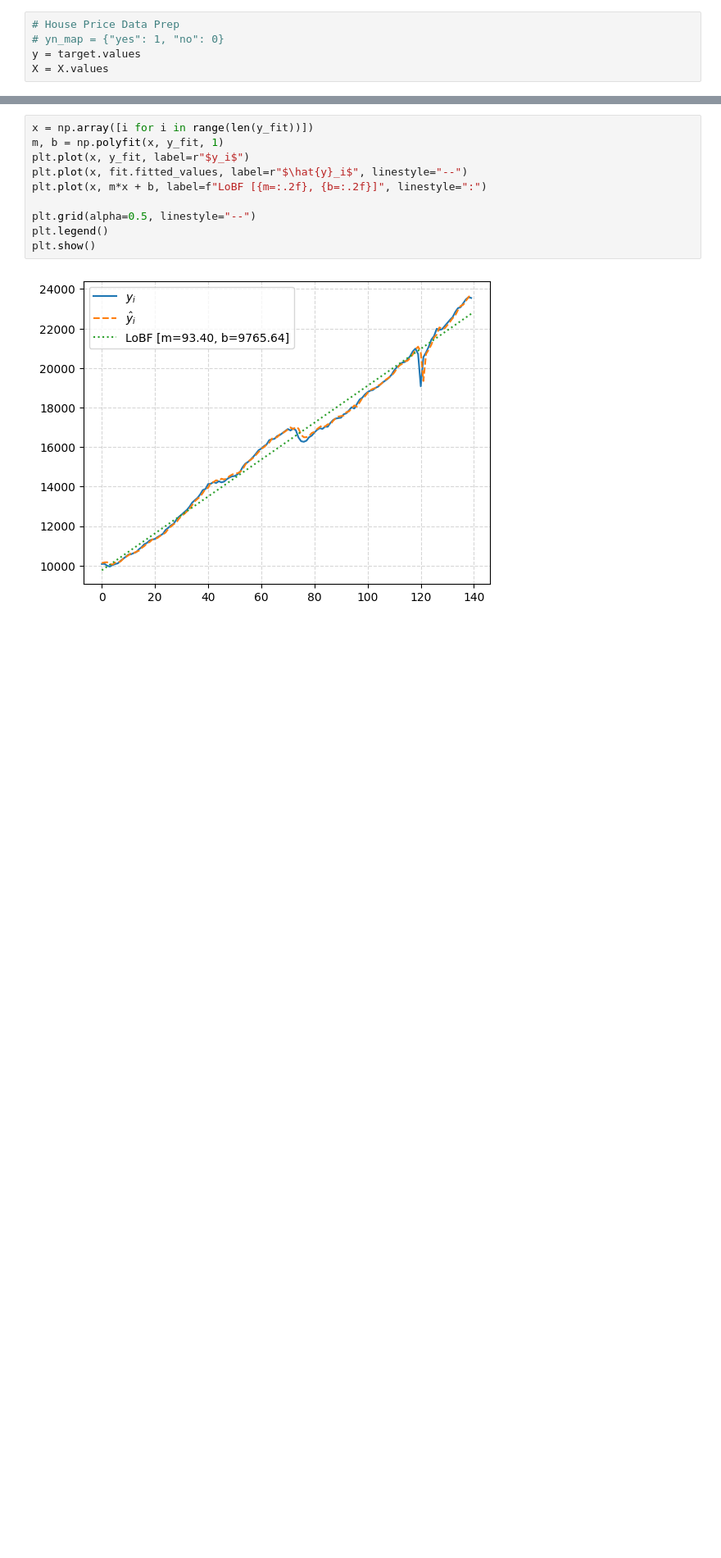
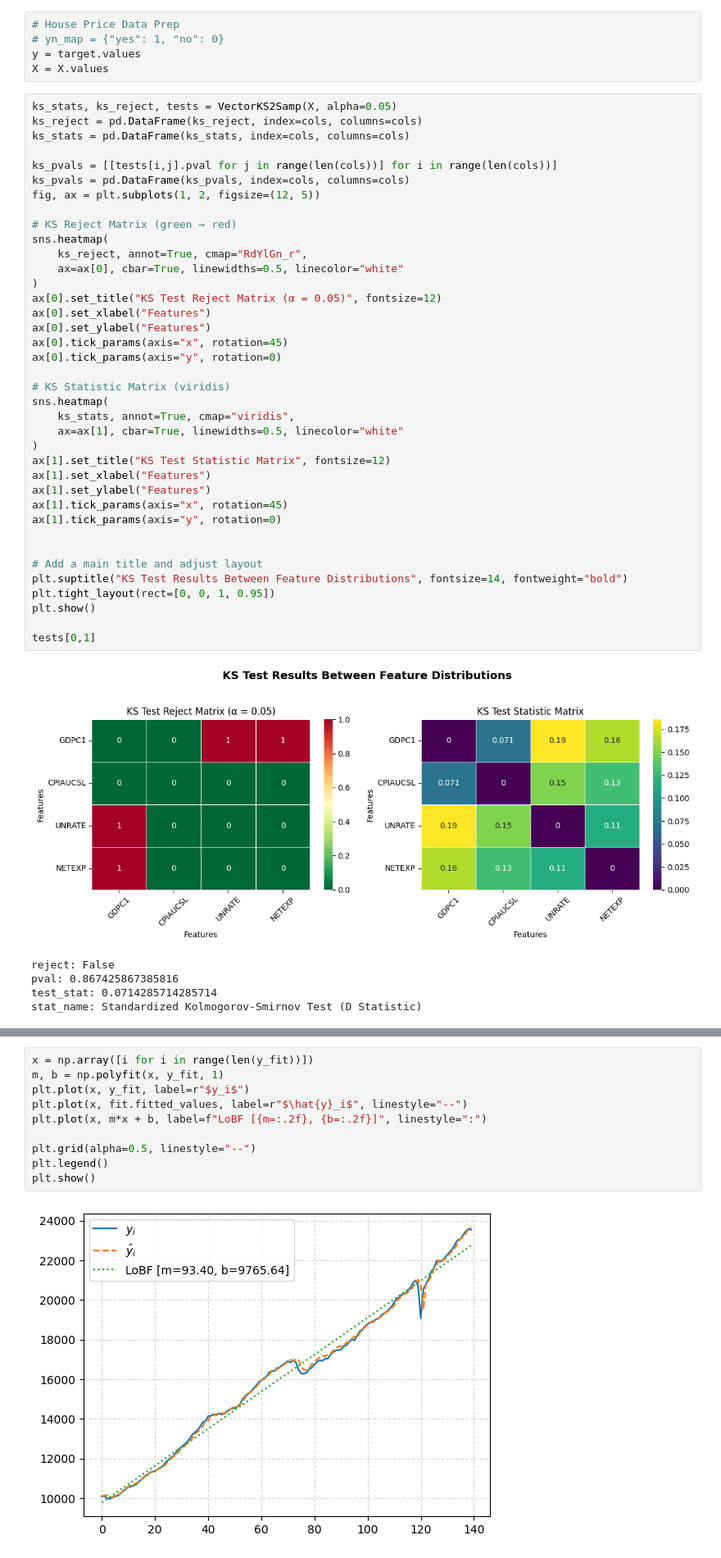
Before and after one commit to GongJr0/Econometrics2025-Project, a Jupyter notebook: main.ipynb, the cells around one changed output, grey strips where cells are left out. Shown at 82% size. Cells and saved outputs as stored; diff of their text form; blank space fills up the shorter version.

```diff
--- a/main.ipynb
+++ b/main.ipynb
@@ -36,3 +38,47 @@ sns.heatmap(X.corr(), annot=True, cmap='coolwarm')
 # yn_map = {"yes": 1, "no": 0}
 y = target.values
 X = X.values
+# %%
+ks_stats, ks_reject, tests = VectorKS2Samp(X, alpha=0.05)
+ks_reject = pd.DataFrame(ks_reject, index=cols, columns=cols)
+ks_stats = pd.DataFrame(ks_stats, index=cols, columns=cols)
+
+ks_pvals = [[tests[i,j].pval for j in range(len(cols))] for i in range(len(cols))]
+ks_pvals = pd.DataFrame(ks_pvals, index=cols, columns=cols)
+fig, ax = plt.subplots(1, 2, figsize=(12, 5))
+
+# KS Reject Matrix (green → red)
+sns.heatmap(
+    ks_reject, annot=True, cmap="RdYlGn_r",
+    ax=ax[0], cbar=True, linewidths=0.5, linecolor="white"
+)
+ax[0].set_title("KS Test Reject Matrix (α = 0.05)", fontsize=12)
+ax[0].set_xlabel("Features")
+ax[0].set_ylabel("Features")
+ax[0].tick_params(axis="x", rotation=45)
+ax[0].tick_params(axis="y", rotation=0)
+
+# KS Statistic Matrix (viridis)
+sns.heatmap(
+    ks_stats, annot=True, cmap="viridis",
+    ax=ax[1], cbar=True, linewidths=0.5, linecolor="white"
+)
+ax[1].set_title("KS Test Statistic Matrix", fontsize=12)
+ax[1].set_xlabel("Features")
+ax[1].set_ylabel("Features")
+ax[1].tick_params(axis="x", rotation=45)
+ax[1].tick_params(axis="y", rotation=0)
+
+
+# Add a main title and adjust layout
+plt.suptitle("KS Test Results Between Feature Distributions", fontsize=14, fontweight="bold")
+plt.tight_layout(rect=[0, 0, 1, 0.95])
+plt.show()
+
+tests[0,1]
+# %% [output]
+[figure, added]
+reject: False
+pval: 0.867425867385816
+test_stat: 0.0714285714285714
+stat_name: Standardized Kolmogorov-Smirnov Test (D Statistic)
```
Also changed, not shown: parts of 12 cells of this notebook, 15 other files.
